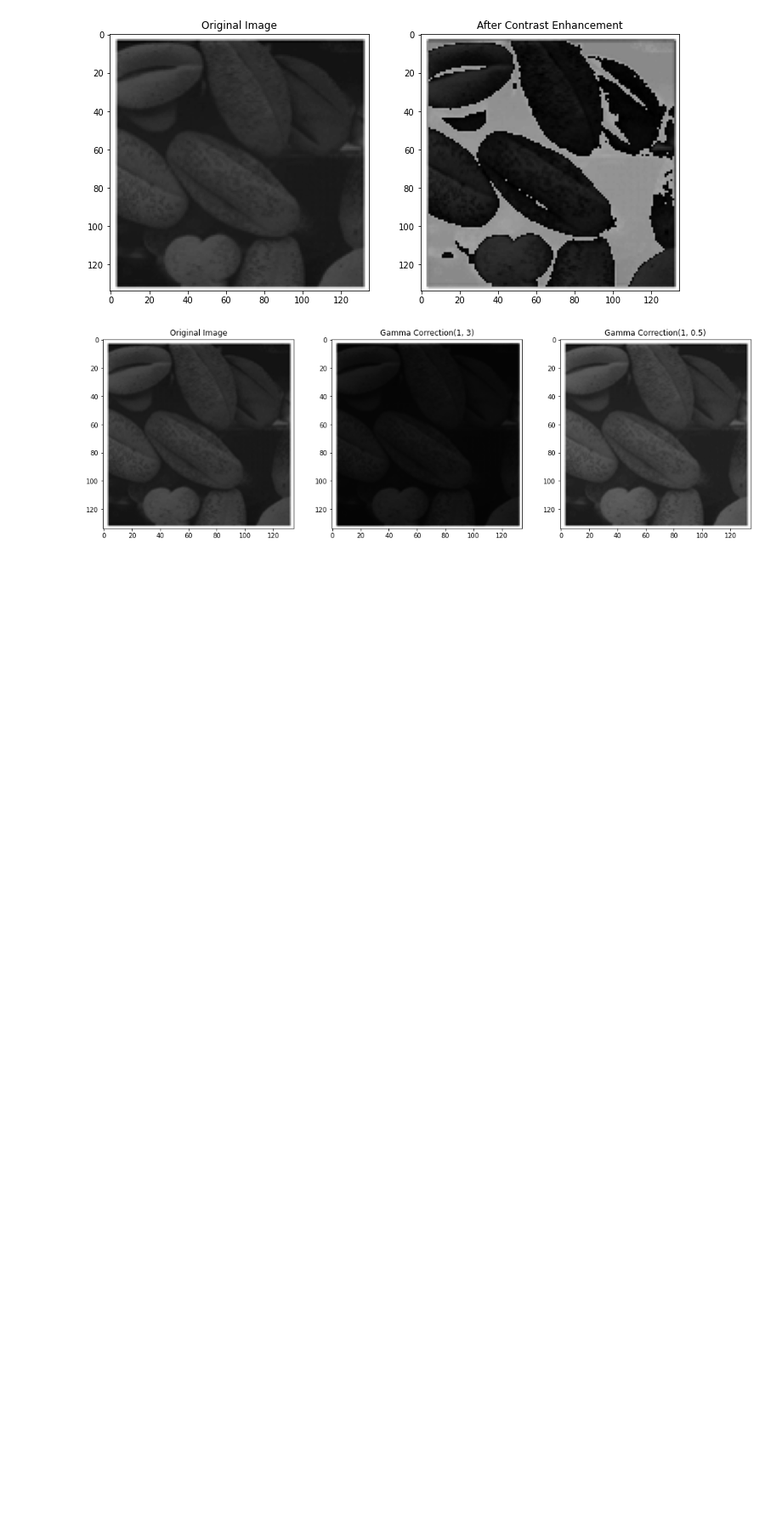
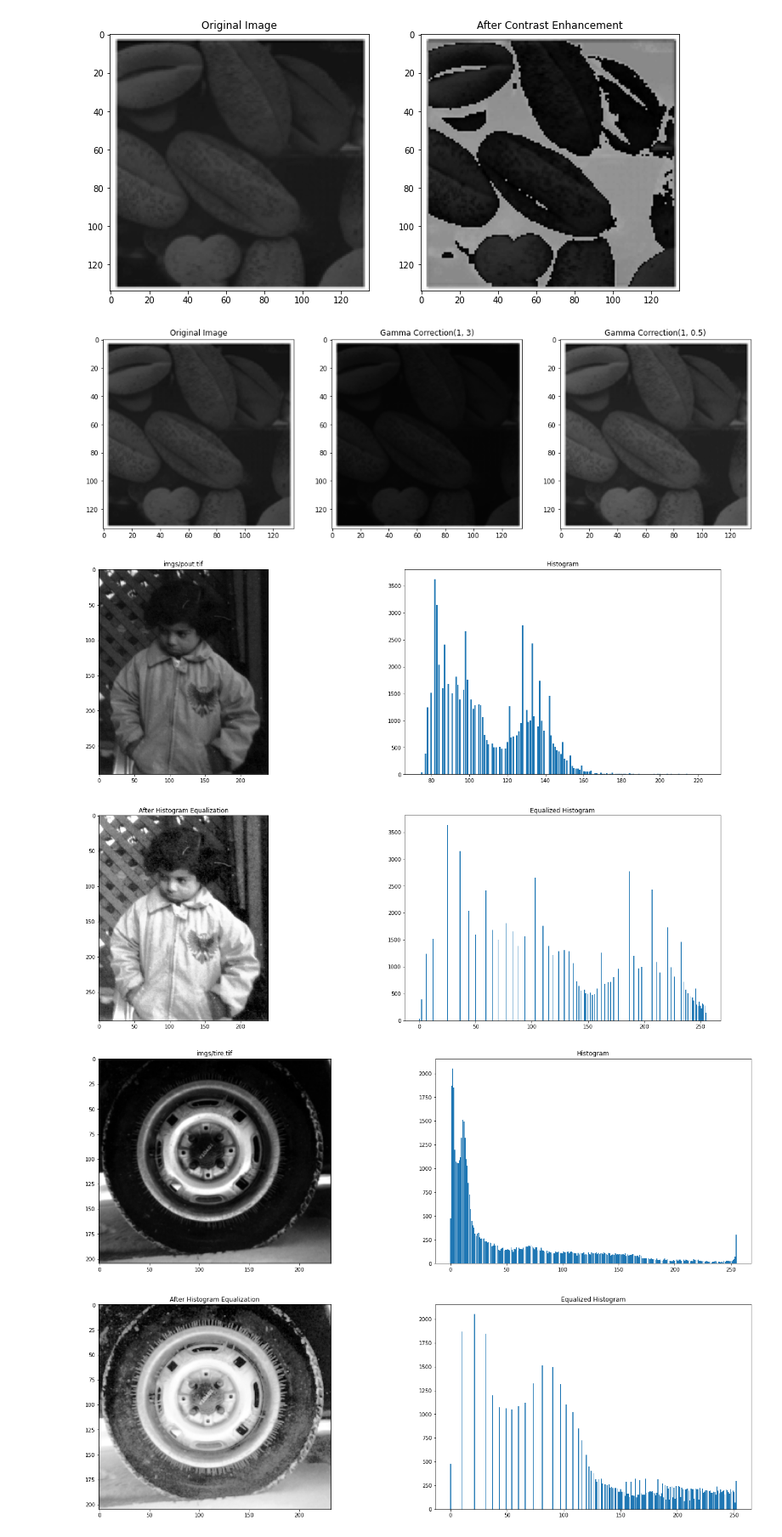
Before and after one commit to ahmedx3/Image-Processing-Labs, a Jupyter notebook: Lab4-std/Lab4_STD.ipynb, the cells around one changed output. Shown at 85% size. Cells and saved outputs as stored; diff of their text form; code cells hidden in the pictures; blank space fills up the shorter version.

Commit message:
Added Histogram Equalization, finished Lab 4

```diff
--- a/Lab4-std/Lab4_STD.ipynb
+++ b/Lab4-std/Lab4_STD.ipynb
@@ -88,0 +86,53 @@ def getImageWithHist(name,ext,nbins=256):
+# %%
+'''
+4 Histogram Eq.
+Note: Histogram function of skimage returns only present intensity values not all 255
+You can use showHist function from commonfunctions file
+'''
+# ext: extension??
+def getImageWithHist(name, ext, nbins=256):
+    def histogram_equalization(image, nbins):
+        hist = np.array(histogram(image, nbins))
+
+        # Calculate the histogram's CDF
+        cumulativeHist = np.zeros(nbins, dtype=int)
+        for g in range(1, nbins):
+            cumulativeHist[g] = cumulativeHist[g-1]
+            graylevel = g * (256//nbins)
+            if graylevel in hist[1]: cumulativeHist[g] += hist[0, np.searchsorted(hist[1], graylevel)]
+
+        # Vectorize the function
+        def c_hst(g):
+            reducedGraylevel = (g * nbins) // 256
+            return cumulativeHist[reducedGraylevel]
+        c_hst = np.vectorize(c_hst)
+
+        eqImage = np.around(((nbins-1) * c_hst(image)) / image.size).astype(np.uint8)
+        eqHist = np.array(histogram(eqImage, nbins))
+
+        return hist, eqImage, eqHist
+
+    image = io.imread(name + f'.{ext}', as_gray=True)
+    hist, eqImage, eqHist = histogram_equalization(image, nbins)
+    fig = plt.figure()
+
+    plt.subplot(221).title.set_text(f'{name}.{ext}')
+    plt.imshow(image)
+
+    plt.subplot(222).title.set_text('Histogram')
+    plt.bar(hist[1].astype(np.uint8), hist[0], width=0.8, align='center')
+
+    plt.subplot(223).title.set_text('After Histogram Equalization')
+    plt.imshow(eqImage)
+
+    plt.subplot(224).title.set_text('Equalized Histogram')
+    plt.bar(eqHist[1].astype(np.uint8), eqHist[0], width=0.8, align='center')
+
+    fig.set_size_inches(np.array(fig.get_size_inches()) * 4)
+    plt.show()
+
+getImageWithHist('imgs/pout', 'tif')
+getImageWithHist('imgs/tire', 'tif')
+# %% [output]
+[figure, added]
+[figure, added]
```
Also changed, not shown: parts of 4 cells of this notebook.
